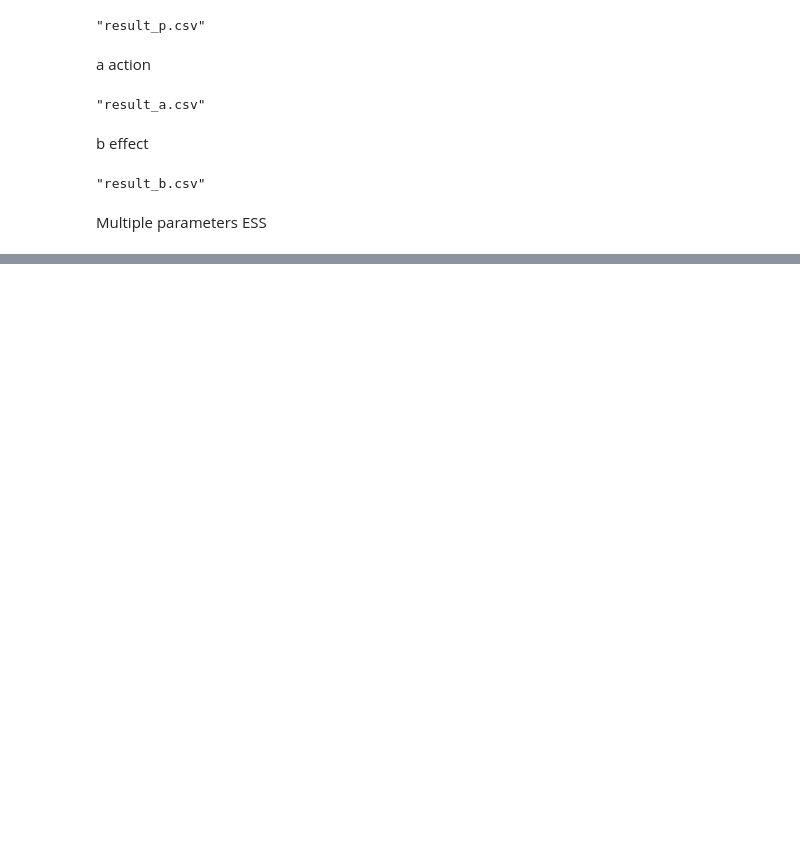
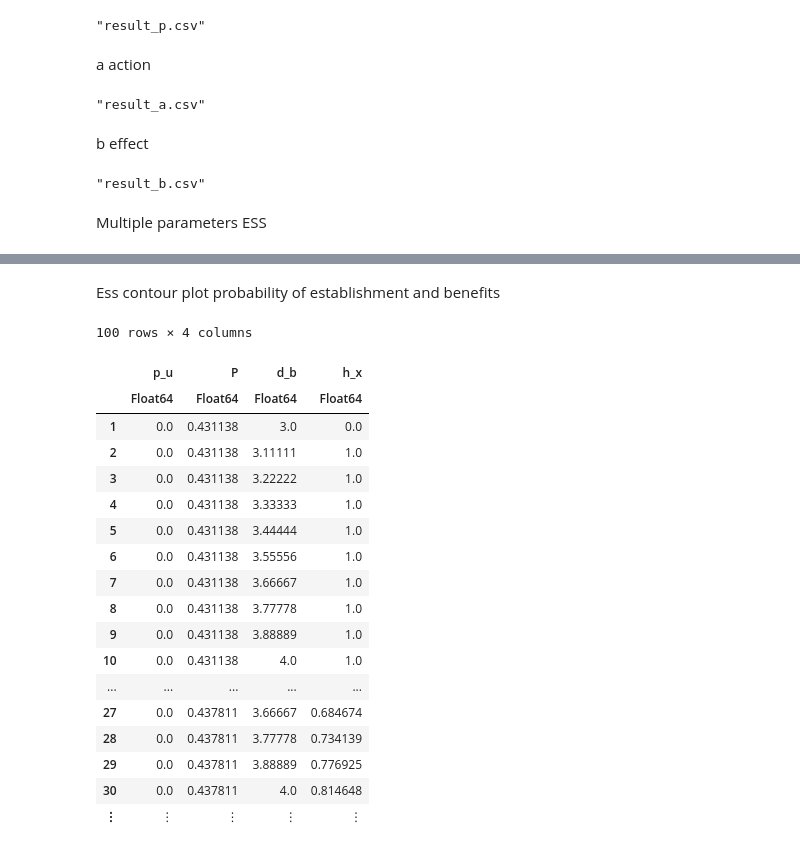
Before and after one commit to aflatresUWO/opportunity_cost_model, a Jupyter notebook: model_juveniles.ipynb, the cells around one changed output, grey strips where cells are left out. Saved outputs shown, nothing was run; the diff lists cells and outputs as text; code cells hidden in the pictures; blank space fills up the shorter version.

```diff
--- a/model_juveniles.ipynb
+++ b/model_juveniles.ipynb
@@ -36,8 +36,10 @@ beta = 1
 h_x_bar = h_x
 h_y_bar = h_y
 
-T_x(h_x_bar) = 1/(1+exp(-5*b_x*h_x_bar+5))
-T_y(h_y_bar) = 1-1/(1+exp(-5*b_y*h_y_bar+5))
+T_x(h_x_bar) = 1-exp(-b_x*h_x_bar)
+T_y(h_y_bar) = exp(-b_y*h_y_bar)
+#T_x(h_x_bar) = 1/(1+exp(-6*b_x*h_x_bar+4))
+#T_y(h_y_bar) = 1-1/(1+exp(-6*b_y*h_y_bar+4))
 
 theta_x(x,y) = (1-phi)*x/(x+y)
 theta_y(x,y) = (1-phi)*y/(x+y)
@@ -49,7 +51,7 @@ psi_y(x,y) = theta_y(x,y)+1+phi
 a = 0.05
 p_u = 0.5
 p_u_tilde(x,y) = p_u/(1+a*(x+y))
-p_j = 0.4
+p_j = 0.5
 p_j_tilde(x,y) = p_j/(1+a*(x+y))
 
 parameters = Dict("b_x"=>b_x,"b_y"=>b_y,"s_u"=>s_u,"s_jx"=>s_jx,"s_jy"=>s_jy,"s_x"=>s_x,"s_y"=>s_y,"phi"=>phi,"M"=>M,"a"=>a,"p_u"=>p_u,"p_j"=>p_j,"h_x" =>h_x,"h_x_bar" =>h_x_bar,"h_y" =>h_y, "h_y_bar" =>h_y_bar)
@@ -520,0 +534,11 @@ CSV.write("result_s1.csv",csv_data)
+# %%
+i=0
+parameters["h_x"] = i/N
+parameters["h_x_bar"] = i/N
+parameters["h_y"] = i/N
+parameters["h_y_bar"] = i/N
+
+parameters["s_u"] = 0.8
+parameters["s_jx"] = 0.7
+parameters["s_jy"] = 0.7
+print(ESS(parameters))
@@ -675,0 +701,51 @@ plot(range(0,1,100),T_x.(range(0,1,100)))
+# %% [markdown]
+Ess contour plot probability of establishment and benefits
+# %%
+N = 10
+h_x_csv = zeros(N^2)
+p_u_csv = zeros(N^2)
+P_csv = zeros(N^2)
+b_csv = zeros(N^2)
+i = 1
+for p in range(0.5,1,N)
+    parameters["p_u"] = p
+    for b = range(0,1,10)
+        parameters["b_y"] = parameters["b_x"]+b
+        parameters["h_x"] = 0
+        parameters["h_y"] = 0
+        parameters["h_x_bar"] = 0
+        parameters["h_y_bar"] = 0
+        eq = equilibrium_mu(parameters)
+        P = parameters["s_u"]*p/(1+a*(eq[2]+eq[3]))/(1-parameters["s_u"]*(1-p/(1+a*(eq[2]+eq[3]))))
+        parameters = ESS(parameters)
+        h_x_csv[i] = parameters["h_x"]
+        p_csv[i] = parameters["p_u"]
+        P_csv[i] = P
+        b_csv[i] = parameters["b_y"]
+        i+=1
+    end
+end
+csv_data = DataFrame(p_u = p_u_csv, P = P_csv, d_b = b_csv, h_x = h_x_csv)
+CSV.write("result_p_b.csv",csv_data)
+
+CSV.read("result_p_b.csv",DataFrame)
+# %% [output]
+100 rows × 4 columns
+|  | p_u | P | d_b | h_x |
+|  | Float64 | Float64 | Float64 | Float64 |
+| 1 | 0.0 | 0.431138 | 3.0 | 0.0 |
+| 2 | 0.0 | 0.431138 | 3.11111 | 1.0 |
+| 3 | 0.0 | 0.431138 | 3.22222 | 1.0 |
+| 4 | 0.0 | 0.431138 | 3.33333 | 1.0 |
+| 5 | 0.0 | 0.431138 | 3.44444 | 1.0 |
+| 6 | 0.0 | 0.431138 | 3.55556 | 1.0 |
+| 7 | 0.0 | 0.431138 | 3.66667 | 1.0 |
+| 8 | 0.0 | 0.431138 | 3.77778 | 1.0 |
+| 9 | 0.0 | 0.431138 | 3.88889 | 1.0 |
+| 10 | 0.0 | 0.431138 | 4.0 | 1.0 |
+| ... | ... | ... | ... | ... |
+| 27 | 0.0 | 0.437811 | 3.66667 | 0.684674 |
+| 28 | 0.0 | 0.437811 | 3.77778 | 0.734139 |
+| 29 | 0.0 | 0.437811 | 3.88889 | 0.776925 |
+| 30 | 0.0 | 0.437811 | 4.0 | 0.814648 |
+| ⋮ | ⋮ | ⋮ | ⋮ | ⋮ |
```
Also changed, not shown: parts of 11 cells of this notebook.
